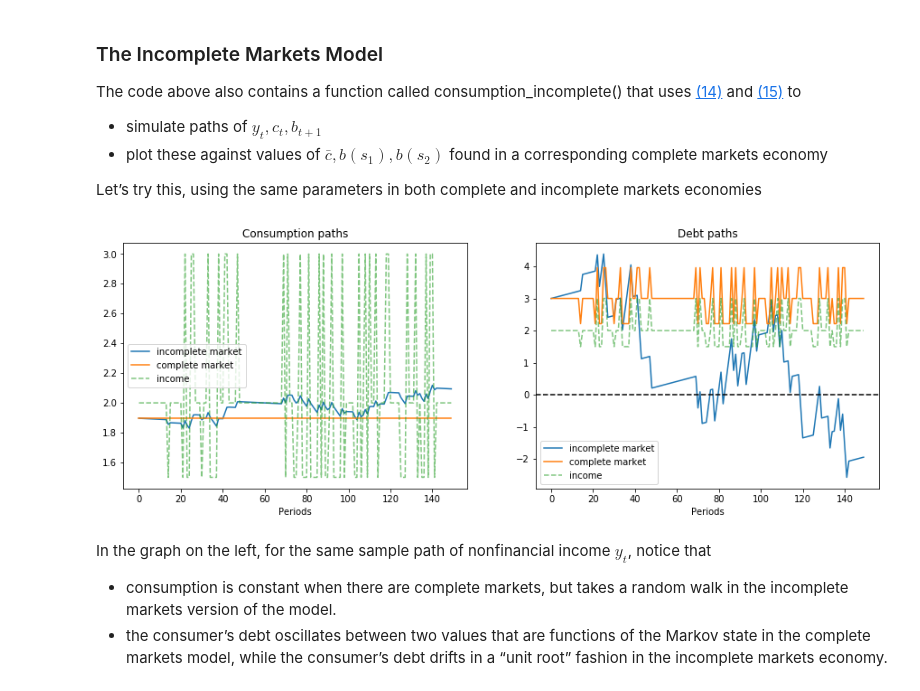
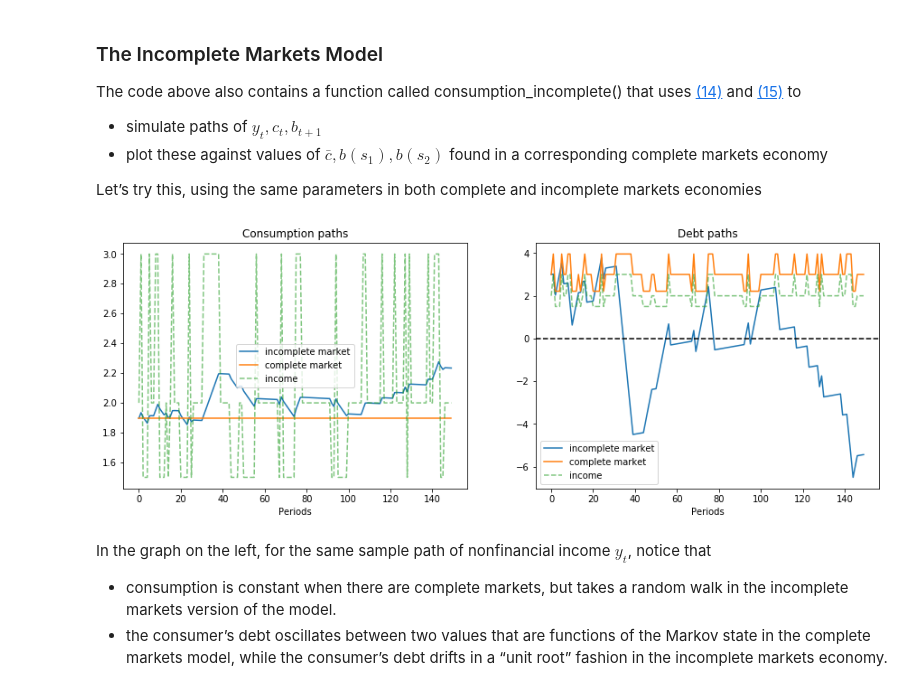
Before and after one commit to bkaplowitz/Tax-Smoothing, a Jupyter notebook: smoothing_v2.ipynb, the cells around one changed output. Cells and saved outputs as stored; diff of their text form; code cells hidden in the pictures.

```diff
--- a/smoothing_v2.ipynb
+++ b/smoothing_v2.ipynb
@@ -449,7 +449,7 @@ class ConsumptionProblem:
 
 
 
-def consumption_complete(cp):
+def consumption_complete(cp, N_simul=150, initval=0, seed=2019):
     """
     Computes endogenous values for the complete market case.
 
@@ -457,6 +457,8 @@ def consumption_complete(cp):
     ----------
 
     cp : instance of ConsumptionProblem
+    N_simul : int
+    initval : state to start from, with 0 corresponding to state 1
 
     Returns
     -------
@@ -470,9 +472,13 @@ def consumption_complete(cp):
 
     """
 
+
     β, P, y, b0, n = cp.β, cp.P, cp.y, cp.b0, cp.n   # Unpack
-    #b[0] = b0                               # b(s1) is known to be equal to b0
     Q = β * P                               # assumed price system
+
+    np.random.seed(2019)
+    mc=qe.MarkovChain(P) # simulates markov chain using QE package.
+
 
     # Using equation (7-9) calculate b2, where we will stack the time 0 equation
     # on top of our existing n equations. Our new y variable will represent all
@@ -493,9 +499,9 @@ def consumption_complete(cp):
                   [1,np.zeros((1,n))],
                   [np.ones((n,1)), np.eye(n)]
                   ])
-    y_aug= np.concatenate((np.atleast_2d(y[0]-b0),np.atleast_2d(y).T)) #construct our new y, state variables
+    y_aug= np.concatenate((np.atleast_2d(y[initval]-b0),np.atleast_2d(y).T)) #construct our new y, state variables
     Q_aug = np.block([ #construct our new Q matrix that involves both the time 0 prices (same as state 1) and prices for all other states
-                  [0,Q[0,:]],
+                  [0,Q[initval,:]],
                   [np.zeros((n,1)),Q]
     ])
     X = np.linalg.inv((G-Q_aug)) @ y_aug # solve for X using the linear algebra calculations above.
@@ -503,10 +509,17 @@ def consumption_complete(cp):
     b = X[1:n+1,:]
     c_bar = np.ndarray.item(c_bar)
     b= b.flatten()
-    return c_bar, b
+    # compute simulated path
+    s_path = mc.simulate(N_simul, initval)
+    b_path=np.append(b0,b[s_path])
+    c_path = np.array(np.repeat(c_bar, N_simul))
+    y=np.asarray(y)
+    y_path = y[s_path]
+    # return values of c_bar and b for each state and the path of each
+    return c_bar, b, y, c_path, b_path[:-1],y[s_path], s_path
 
 
-def consumption_incomplete(cp, N_simul=150):
+def consumption_incomplete(cp, N_simul=150, initval=0, seed=2019):
     """
     Computes endogenous values for the incomplete market case.
 
@@ -515,10 +528,12 @@ def consumption_incomplete(cp, N_simul=150):
 
     cp : instance of ConsumptionProblem
     N_simul : int
+    initval : state to start from with 0 corresponding to state 1.
 
     """
 
-    β, P, y, b0, n = cp.β, cp.P, cp.y, cp.b0, cp.n  # Unpack
+    β, P, y, b0,n  = cp.β, cp.P, cp.y, cp.b0, cp.n  # Unpack
+    np.random.seed(seed)
     # For the simulation define a quantecon MC class
     mc = qe.MarkovChain(P)
 
@@ -526,8 +541,8 @@ def consumption_incomplete(cp, N_simul=150):
     y = np.asarray(y).reshape(n, 1)
     v = np.linalg.inv(np.eye(n) - β * P) @ y
 
-    # Simulat state path
-    s_path = mc.simulate(N_simul, init=0)
+    # Simulate state path
+    s_path = mc.simulate(N_simul, initval)
 
     # Store consumption and debt path
     b_path, c_path = np.ones(N_simul + 1), np.ones(N_simul)
@@ -700,35 +715,35 @@ Let’s try this, using the same parameters in both complete and incomplete mark
 import matplotlib.pyplot as plt
 %matplotlib inline
 
 np.random.seed(1)
 N_simul = 150
 cp = ConsumptionProblem()
 n=cp.n
-c_bar, b= consumption_complete(cp)
+c_bar, b= consumption_complete(cp)[0:2]
 debt_complete = np.asarray(b)
 
 c_path, debt_path, y_path, s_path = consumption_incomplete(cp, N_simul=N_simul)
 
 fig, ax = plt.subplots(1, 2, figsize=(15, 5))
 
 ax[0].set_title('Consumption paths')
 ax[0].plot(np.arange(N_simul), c_path, label='incomplete market')
 ax[0].plot(np.arange(N_simul), c_bar * np.ones(N_simul), label='complete market')
 ax[0].plot(np.arange(N_simul), y_path, label='income', alpha=.6, ls='--')
 ax[0].legend()
 ax[0].set_xlabel('Periods')
 
 ax[1].set_title('Debt paths')
 ax[1].plot(np.arange(N_simul), debt_path, label='incomplete market')
 ax[1].plot(np.arange(N_simul), debt_complete[s_path], label='complete market')
 ax[1].plot(np.arange(N_simul), y_path, label='income', alpha=.6, ls='--')
 ax[1].legend()
 ax[1].axhline(0, color='k', ls='--')
 ax[1].set_xlabel('Periods')
 
 plt.show()
 # %% [output]
-[figure, old version]
+[figure, new version]
 # %% [markdown]
 In the graph on the left, for the same sample path of nonfinancial
 income $ y_t $, notice that
```
Also changed, not shown: parts of 5 cells of this notebook.
